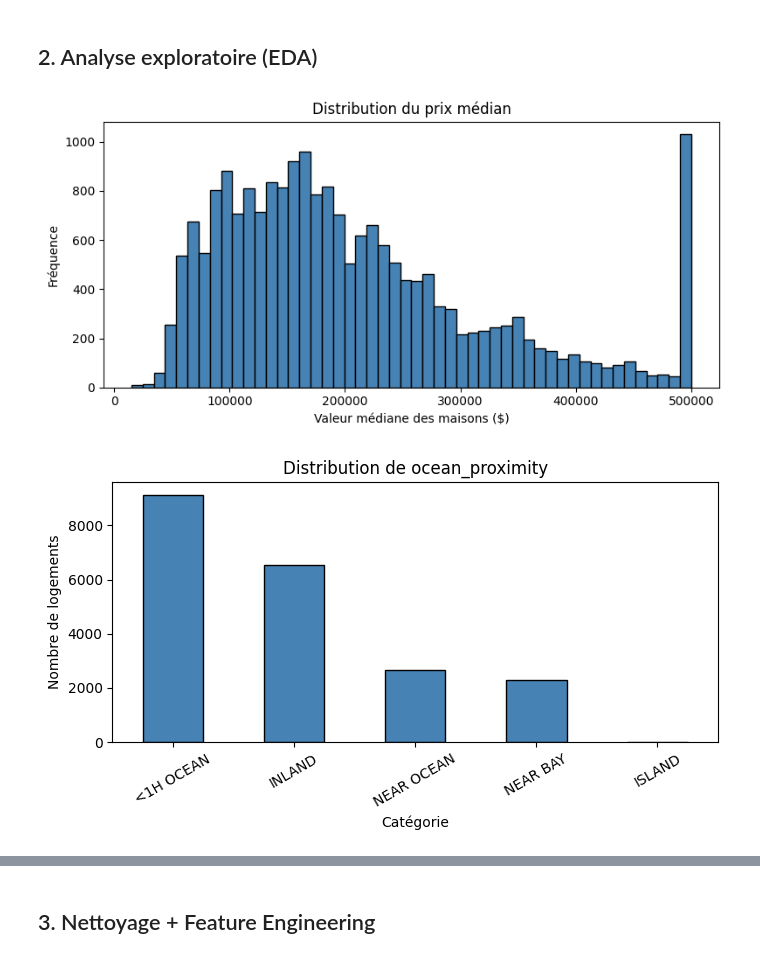
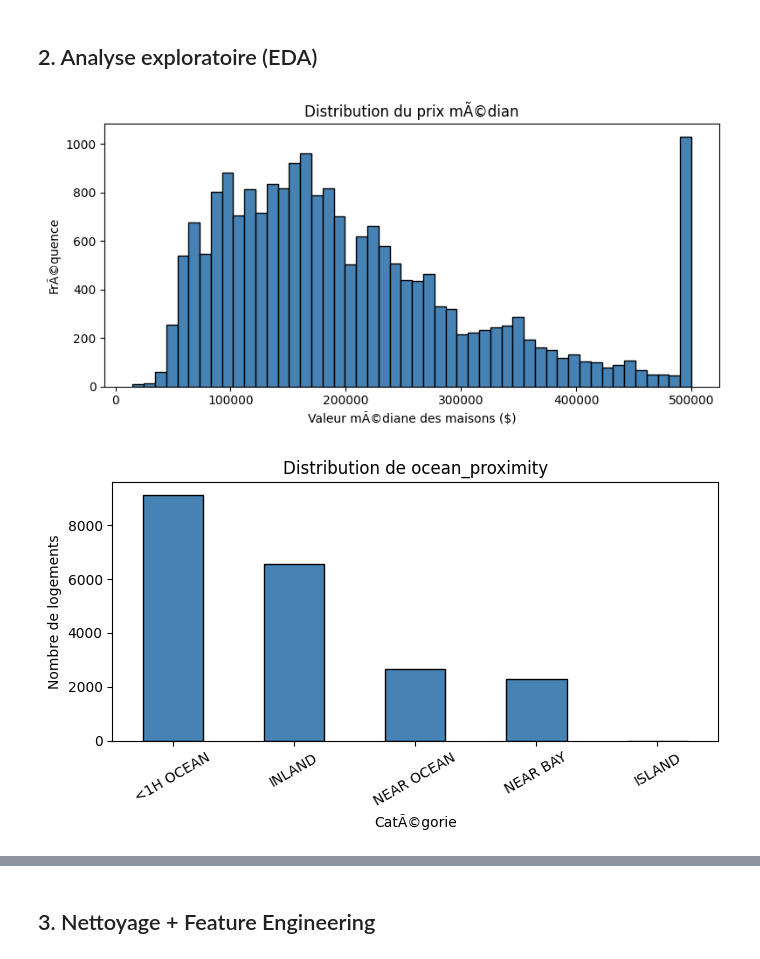
Before and after one commit to Marlin241/predict_price_house, a Jupyter notebook: notebook.ipynb, the cells around one changed output, grey strips where cells are left out. Cells and saved outputs as stored; diff of their text form; code cells hidden in the pictures.

```diff
--- a/notebook.ipynb
+++ b/notebook.ipynb
@@ -51,24 +51,24 @@ dtype: int64
 # %%
 fig, ax = plt.subplots(figsize=(8, 4))
 ax.hist(df['median_house_value'], bins=50, edgecolor='black', color='steelblue')
-ax.set_xlabel('Valeur médiane des maisons ($)')
-ax.set_ylabel('Fréquence')
-ax.set_title('Distribution du prix médian')
+ax.set_xlabel('Valeur mÃ©diane des maisons ($)')
+ax.set_ylabel('FrÃ©quence')
+ax.set_title('Distribution du prix mÃ©dian')
 plt.tight_layout()
 plt.show()
 # %% [output]
-[figure, old version]
+[figure, new version]
 # %%
 fig, ax = plt.subplots(figsize=(7, 4))
 df['ocean_proximity'].value_counts().plot(kind='bar', ax=ax, color='steelblue', edgecolor='black')
-ax.set_xlabel('Catégorie')
+ax.set_xlabel('CatÃ©gorie')
 ax.set_ylabel('Nombre de logements')
 ax.set_title('Distribution de ocean_proximity')
 plt.xticks(rotation=30)
 plt.tight_layout()
 plt.show()
 # %% [output]
-[figure, old version]
+[figure, new version]
 # %%
 numeric_cols = df.select_dtypes(include='number').columns
 fig, ax = plt.subplots(figsize=(10, 8))
```
Also changed, not shown: parts of 15 cells of this notebook.
